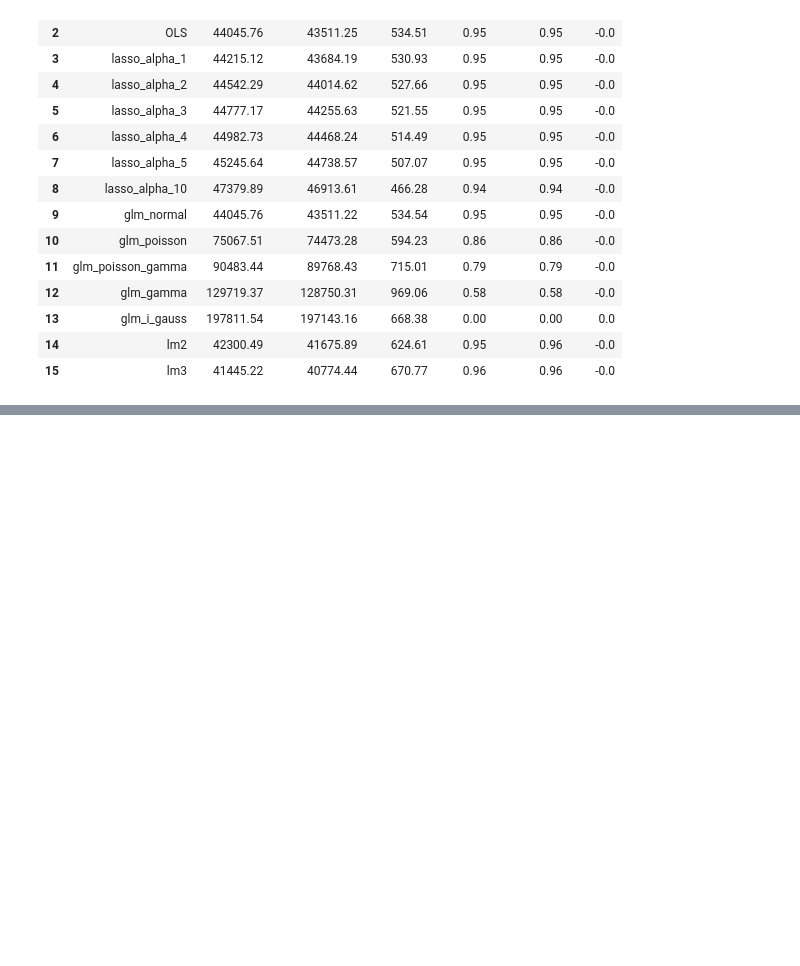
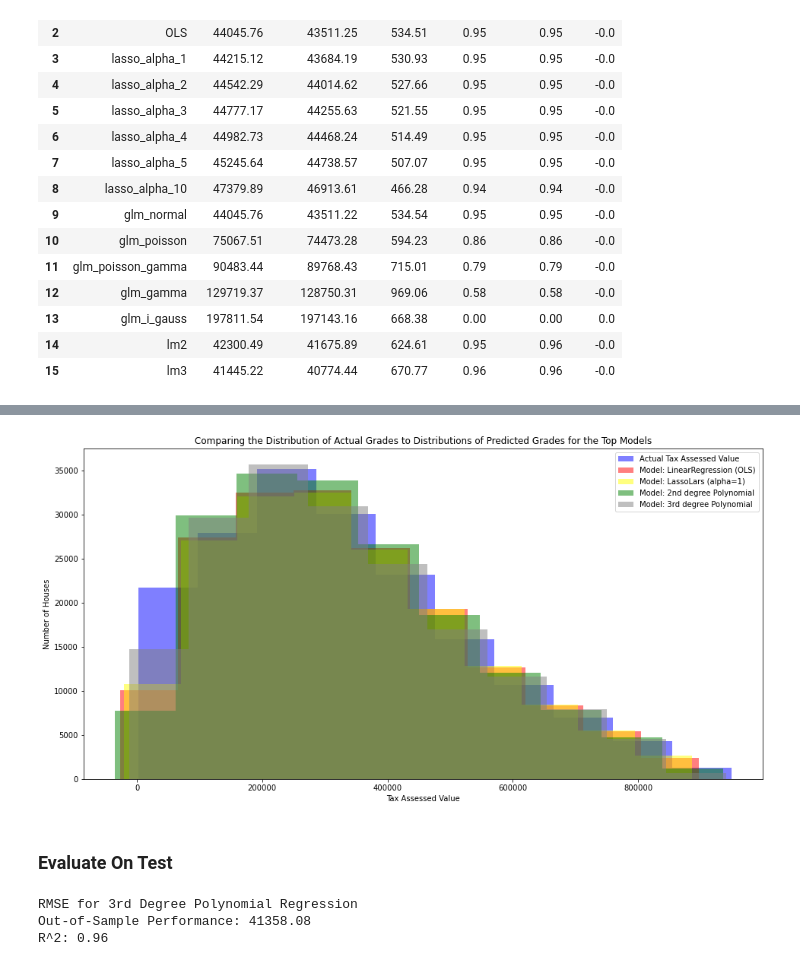
Before and after one commit to adam-talbot/regression-exercises, a Jupyter notebook: modeling.ipynb, the cells around one changed output, grey strips where cells are left out. Saved outputs shown, nothing was run; the diff lists cells and outputs as text; code cells hidden in the pictures; blank space fills up the shorter version.

```diff
--- a/modeling.ipynb
+++ b/modeling.ipynb
@@ -854,0 +906,18 @@ metric_df
+# %%
+# plot to visualize actual vs predicted.
+# ols_y_pred, lars_y_pred_alpha_1, lm2_y_pred, lm3_y_pred
+plt.figure(figsize=(16,8))
+plt.hist(y_validate.taxvaluedollarcnt, color='blue', alpha=.5, label="Actual Tax Assessed Value")
+plt.hist(y_validate.ols_y_pred, color='red', alpha=.5, label="Model: LinearRegression (OLS)")
+plt.hist(y_validate.lars_y_pred_alpha_1, color='yellow', alpha=.5, label="Model: LassoLars (alpha=1)")
+plt.hist(y_validate.lm2_y_pred, color='green', alpha=.5, label="Model: 2nd degree Polynomial")
+plt.hist(y_validate.lm3_y_pred, color='gray', alpha=.5, label="Model: 3rd degree Polynomial")
+plt.xlabel("Tax Assessed Value")
+plt.ylabel("Number of Houses")
+plt.title("Comparing the Distribution of Actual Grades to Distributions of Predicted Grades for the Top Models")
+plt.legend()
+plt.show()
+# %% [output]
+[figure, added]
+# %% [markdown]
+### Evaluate On Test
@@ -854,0 +932,10 @@ metric_df
+# %%
+# evaluate: rmse
+rmse_test = mean_squared_error(y_test.taxvaluedollarcnt, y_test.lm3_y_pred, squared=False)
+r2_test = explained_variance_score(y_test.taxvaluedollarcnt, y_test.lm3_y_pred)
+
+print(f'RMSE for 3rd Degree Polynomial Regression\nOut-of-Sample Performance: {rmse_test:.2f}\nR^2: {r2_test:.2f}')
+# %% [output]
+RMSE for 3rd Degree Polynomial Regression
+Out-of-Sample Performance: 41358.08
+R^2: 0.96
```
Also changed, not shown: parts of 8 cells of this notebook.
